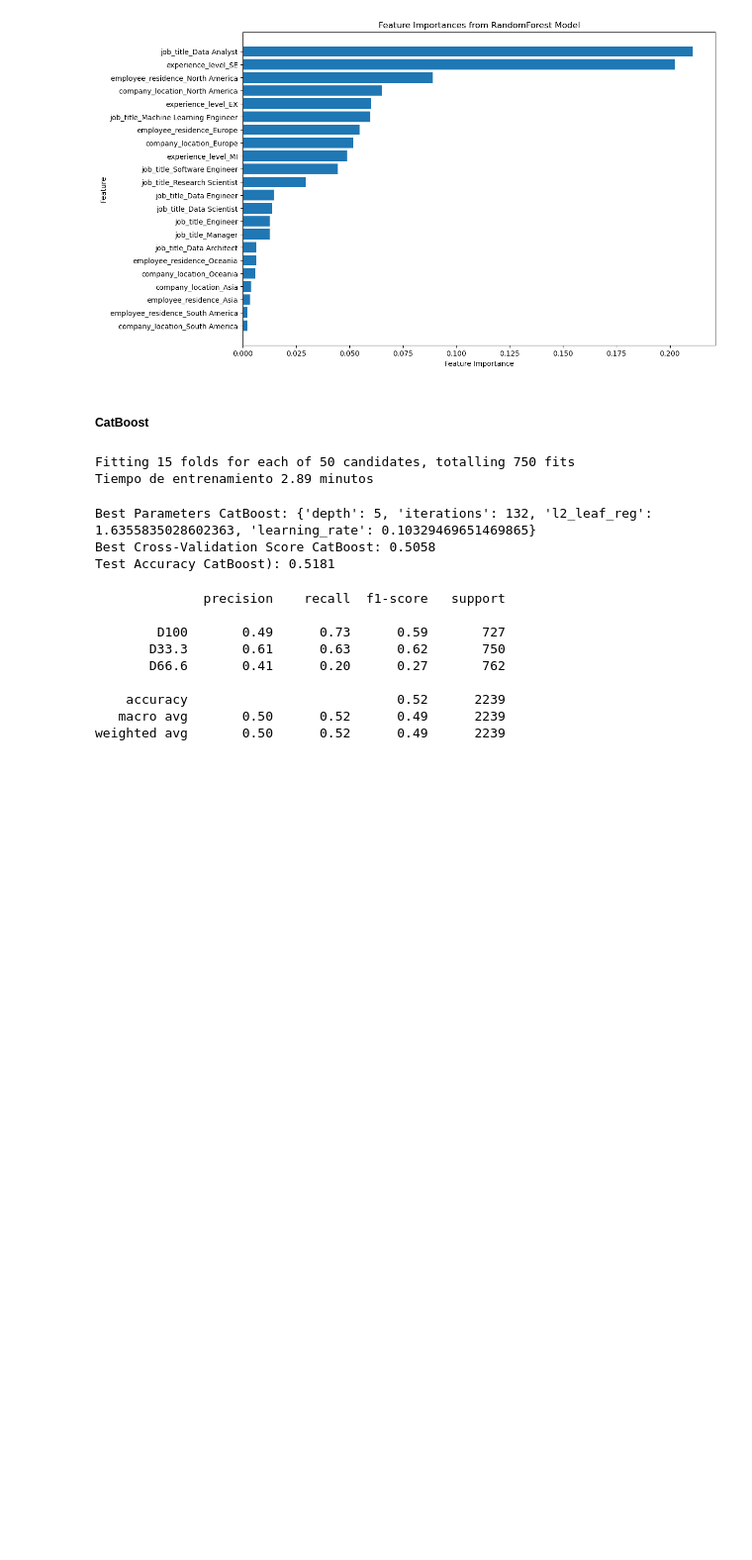
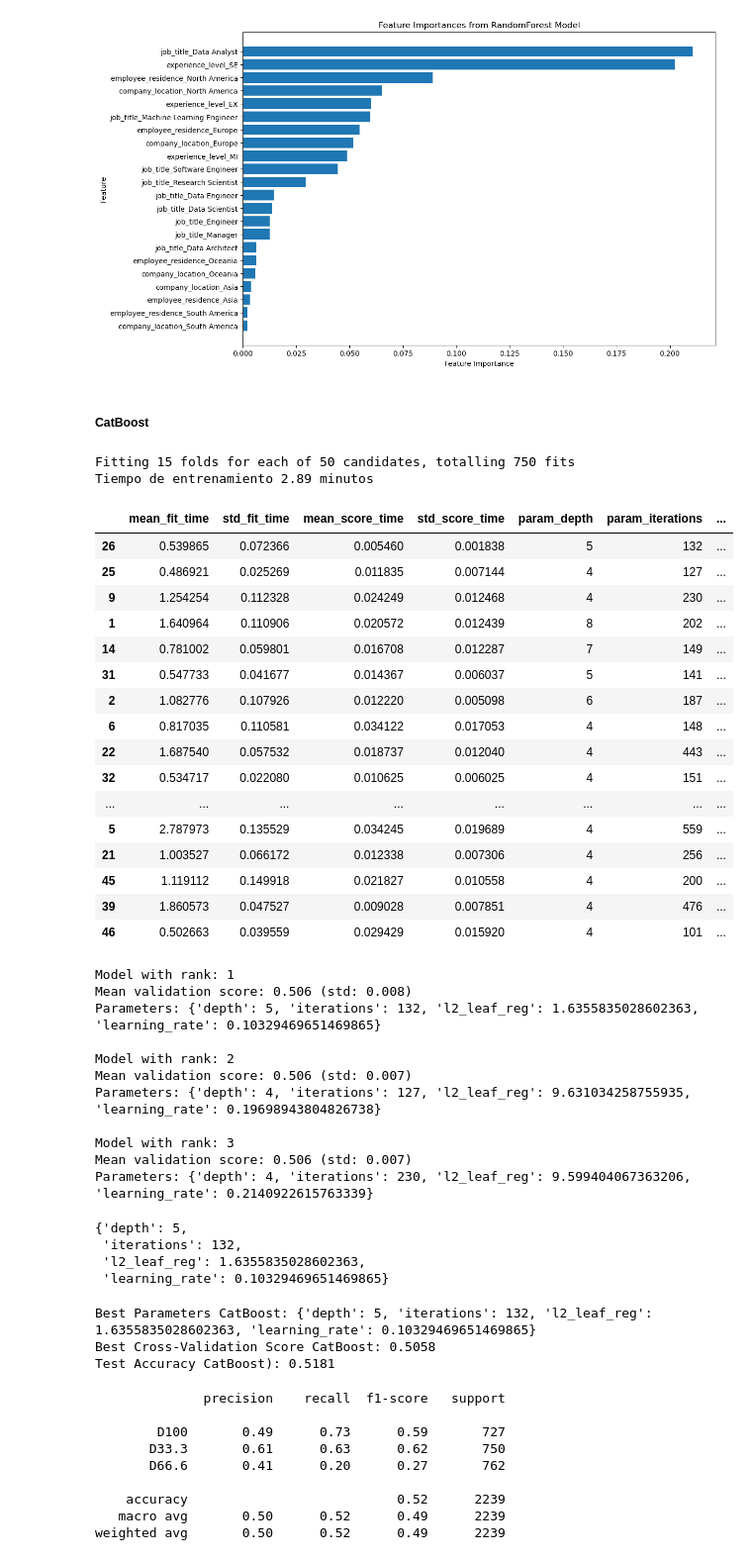
Before and after one commit to juankquintana/prediccion_salarios, a Jupyter notebook: Models/Classification/salaries_classification_models.ipynb, the cells around one changed output. Shown at 99% size. Cells and saved outputs as stored; diff of their text form; code cells hidden in the pictures; blank space fills up the shorter version.

Commit message:
resultados individuales random search todos los modelos

```diff
--- a/Models/Classification/salaries_classification_models.ipynb
+++ b/Models/Classification/salaries_classification_models.ipynb
@@ -472,6 +512,44 @@ print(f"Tiempo de entrenamiento {elapsed_time_cb:.2f} minutos")
 # %% [output]
 Fitting 15 folds for each of 50 candidates, totalling 750 fits
 Tiempo de entrenamiento 2.89 minutos
+# %%
+# Ver resultados
+see_results(pd.DataFrame(rs_cb.cv_results_))
+best_models_params_cb= report_best_scores(pd.DataFrame(rs_cb.cv_results_))
+best_models_params_cb
+# %% [output]
+|  | mean_fit_time | std_fit_time | mean_score_time | std_score_time | param_depth | param_iterations | ... |
+| 26 | 0.539865 | 0.072366 | 0.005460 | 0.001838 | 5 | 132 | ... |
+| 25 | 0.486921 | 0.025269 | 0.011835 | 0.007144 | 4 | 127 | ... |
+| 9 | 1.254254 | 0.112328 | 0.024249 | 0.012468 | 4 | 230 | ... |
+| 1 | 1.640964 | 0.110906 | 0.020572 | 0.012439 | 8 | 202 | ... |
+| 14 | 0.781002 | 0.059801 | 0.016708 | 0.012287 | 7 | 149 | ... |
+| 31 | 0.547733 | 0.041677 | 0.014367 | 0.006037 | 5 | 141 | ... |
+| 2 | 1.082776 | 0.107926 | 0.012220 | 0.005098 | 6 | 187 | ... |
+| 6 | 0.817035 | 0.110581 | 0.034122 | 0.017053 | 4 | 148 | ... |
+| 22 | 1.687540 | 0.057532 | 0.018737 | 0.012040 | 4 | 443 | ... |
+| 32 | 0.534717 | 0.022080 | 0.010625 | 0.006025 | 4 | 151 | ... |
+| ... | ... | ... | ... | ... | ... | ... | ... |
+| 5 | 2.787973 | 0.135529 | 0.034245 | 0.019689 | 4 | 559 | ... |
+| 21 | 1.003527 | 0.066172 | 0.012338 | 0.007306 | 4 | 256 | ... |
+| 45 | 1.119112 | 0.149918 | 0.021827 | 0.010558 | 4 | 200 | ... |
+| 39 | 1.860573 | 0.047527 | 0.009028 | 0.007851 | 4 | 476 | ... |
+| 46 | 0.502663 | 0.039559 | 0.029429 | 0.015920 | 4 | 101 | ... |
+Model with rank: 1
+Mean validation score: 0.506 (std: 0.008)
+Parameters: {'depth': 5, 'iterations': 132, 'l2_leaf_reg': 1.6355835028602363, 'learning_rate': 0.10329469651469865}
+
+Model with rank: 2
+Mean validation score: 0.506 (std: 0.007)
+Parameters: {'depth': 4, 'iterations': 127, 'l2_leaf_reg': 9.631034258755935, 'learning_rate': 0.19698943804826738}
+
+Model with rank: 3
+Mean validation score: 0.506 (std: 0.007)
+Parameters: {'depth': 4, 'iterations': 230, 'l2_leaf_reg': 9.599404067363206, 'learning_rate': 0.2140922615763339}
+{'depth': 5,
+ 'iterations': 132,
+ 'l2_leaf_reg': 1.6355835028602363,
+ 'learning_rate': 0.10329469651469865}
 # %%
 # Best parameters and score
 best_params_cb = rs_cb.best_params_
```
Also changed, not shown: parts of 1 cell of this notebook.
